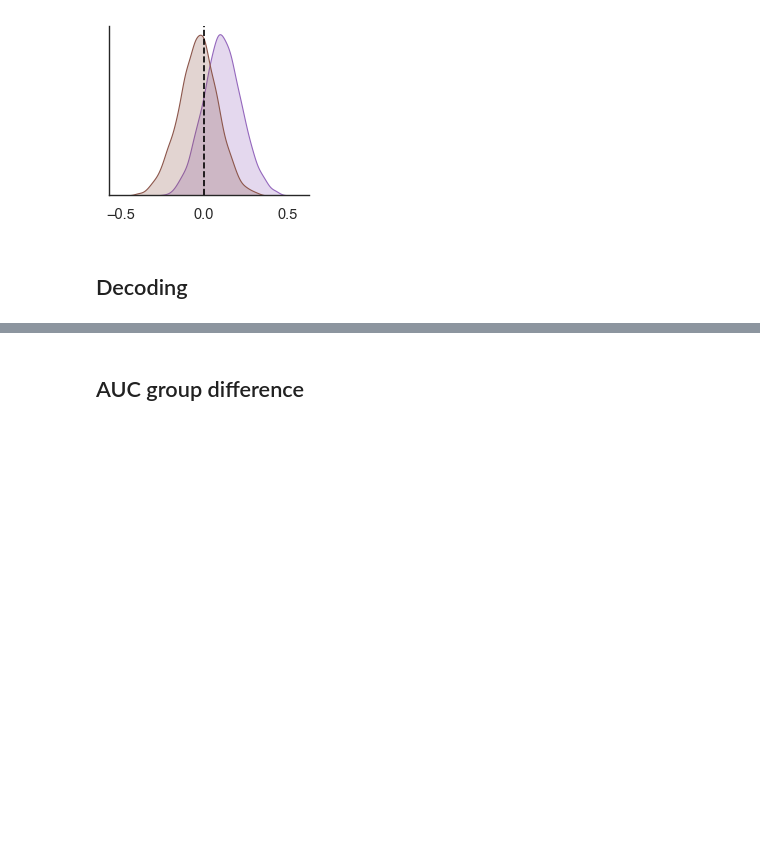
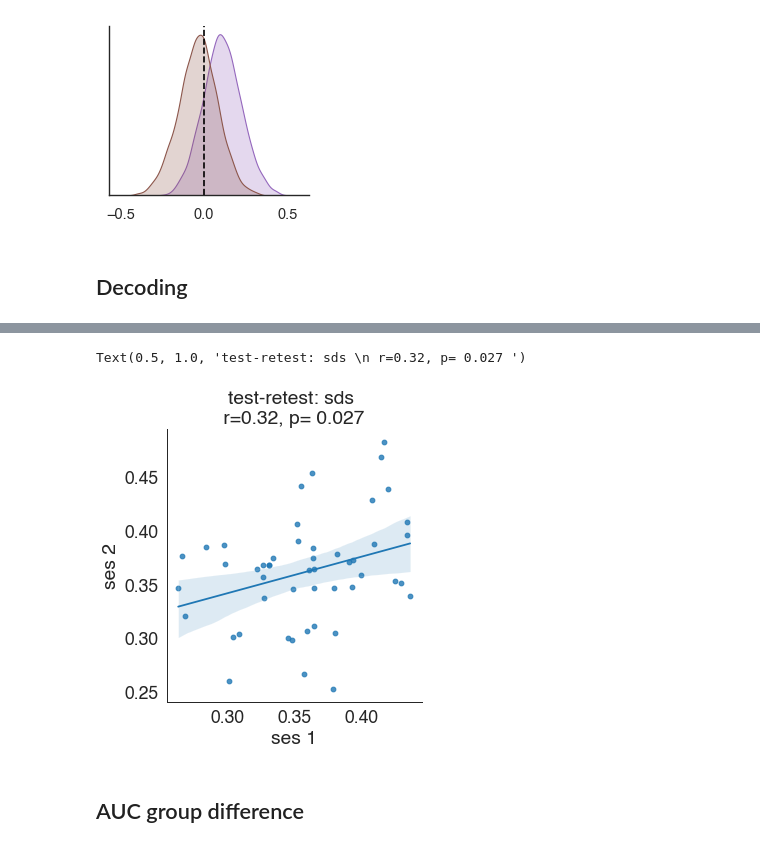
Before and after one commit to Gilles86/stress_risk, a Jupyter notebook: stress_risk/plots_for_paper/poster_fig_probit.ipynb, the cells around one changed output, grey strips where cells are left out. Cells and saved outputs as stored; diff of their text form; code cells hidden in the pictures; blank space fills up the shorter version.

```diff
--- a/stress_risk/plots_for_paper/poster_fig_probit.ipynb
+++ b/stress_risk/plots_for_paper/poster_fig_probit.ipynb
@@ -216,3 +242,20 @@ Text(108.88707083333337, 0.5, 'neural uncertainity')
+# %%
+param = 'sds'
+df1 = df_wdec.xs(1,0,'session')[param].to_frame()
+df2 = df_wdec.xs(2,0,'session')[param].to_frame()
+
+df1 = df1.rename(mapper={param : f'ses 1'},axis=1)
+df2 = df2.rename(mapper={param : f'ses 2'},axis=1)
+
+temp = pd.concat([df1,df2],axis=1)
+fac = sns.lmplot(data=temp , x ='ses 1', y = 'ses 2') #, hue='group'
+cor = pingouin.corr(temp['ses 1'], temp['ses 2'])
+r_ = np.round(cor['r'][0], 2)
+p = np.round(cor['p-val'][0], 3)
+plt.title(f'test-retest: {param} \n r={r_}, p= {p} ')
+# %% [output]
+Text(0.5, 1.0, 'test-retest: sds \n r=0.32, p= 0.027 ')
+[figure, added]
 # %% [markdown]
 ## AUC group difference
 # %%
```
Also changed, not shown: parts of 22 cells of this notebook, 1 other file.
